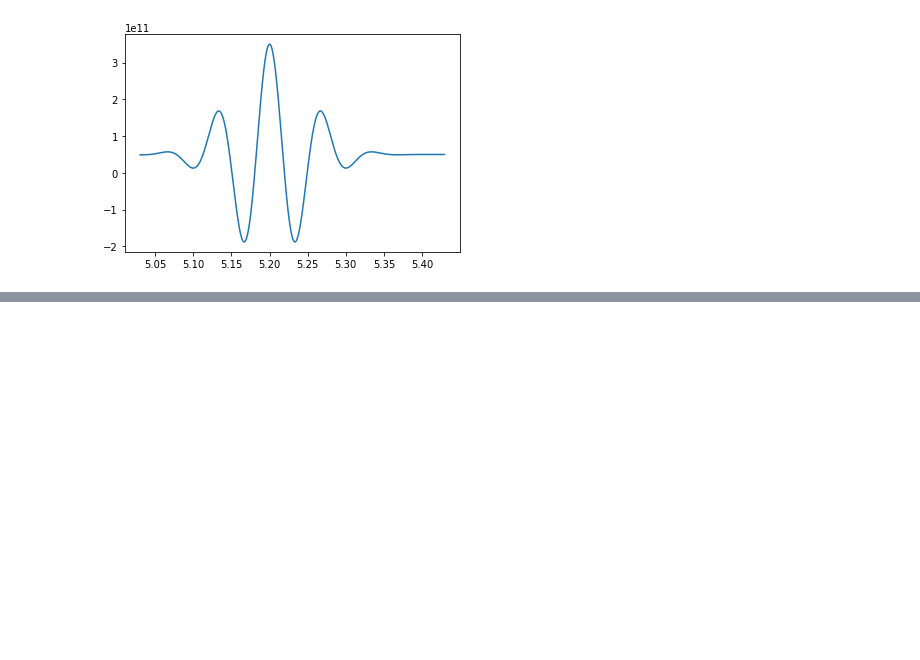
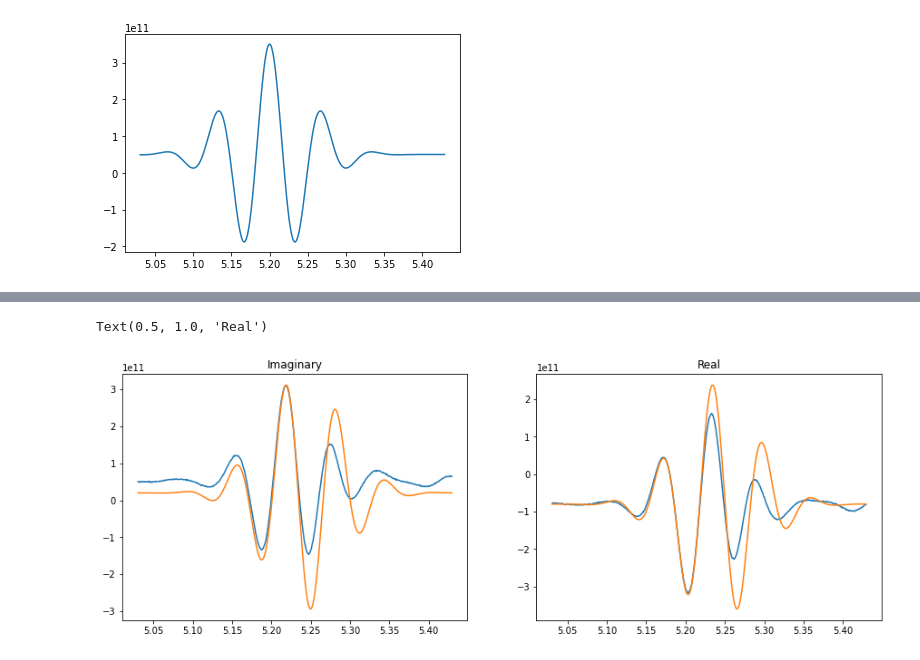
Before and after one commit to bmxdemo/bmxhacks, a Jupyter notebook: fringfit_toy.ipynb, the cells around one changed output, grey strips where cells are left out. Cells and saved outputs as stored; diff of their text form; code cells hidden in the pictures; blank space fills up the shorter version.

```diff
--- a/fringfit_toy.ipynb
+++ b/fringfit_toy.ipynb
@@ -46,9 +45,9 @@ class Fitter:
         self.data = data
 
     def minimize(self, startguess):
-        sol = minimize(self.chi2, startguess,method='powell')
+        sol = minimize(self.chi2, startguess, method='powell')
         self.bestfit = sol.x
-        self.bestfitmodel = self.cross_model(*self.bestfit)
+        self.bestfitmodel = self.cross_model(*startguess)
         return sol
 
     def cross_model(self, ra0, ofsreal, ofsimag, A, phi, omega, sigma):
@@ -87,0 +78,12 @@ plt.plot(ra,f.bestfitmodel)
+# %%
+fig, (ax1, ax2) = plt.subplots(1, 2, figsize=(15,5))
+ax1.plot(ra, np.imag(data))
+ax1.plot(ra, np.imag(f.bestfitmodel))
+ax1.set_title('Imaginary')
+
+ax2.plot(ra, np.real(data))
+ax2.plot(ra, -np.real(f.bestfitmodel))
+ax2.set_title('Real')
+# %% [output]
+Text(0.5, 1.0, 'Real')
+[figure, added]
```
Also changed, not shown: parts of 5 cells of this notebook.
